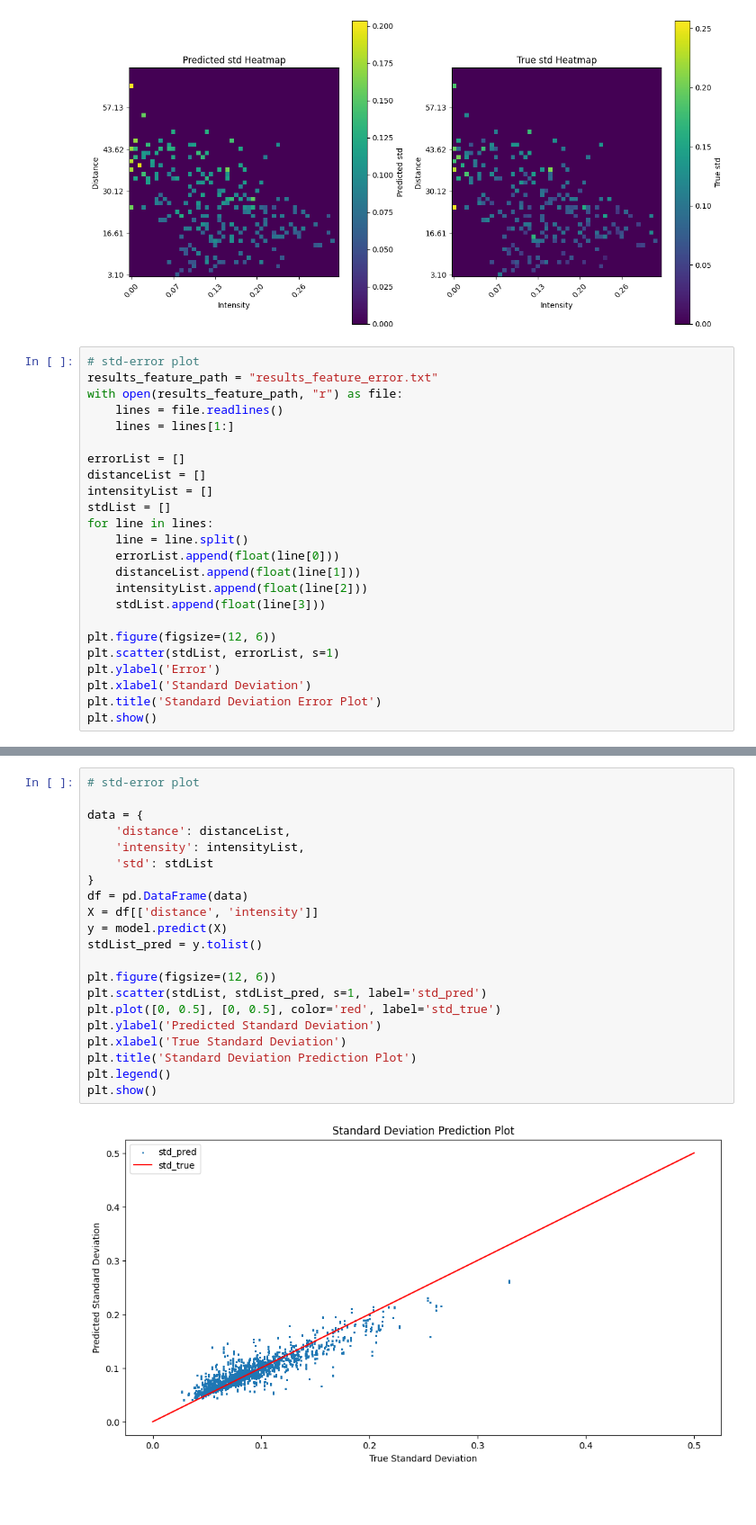
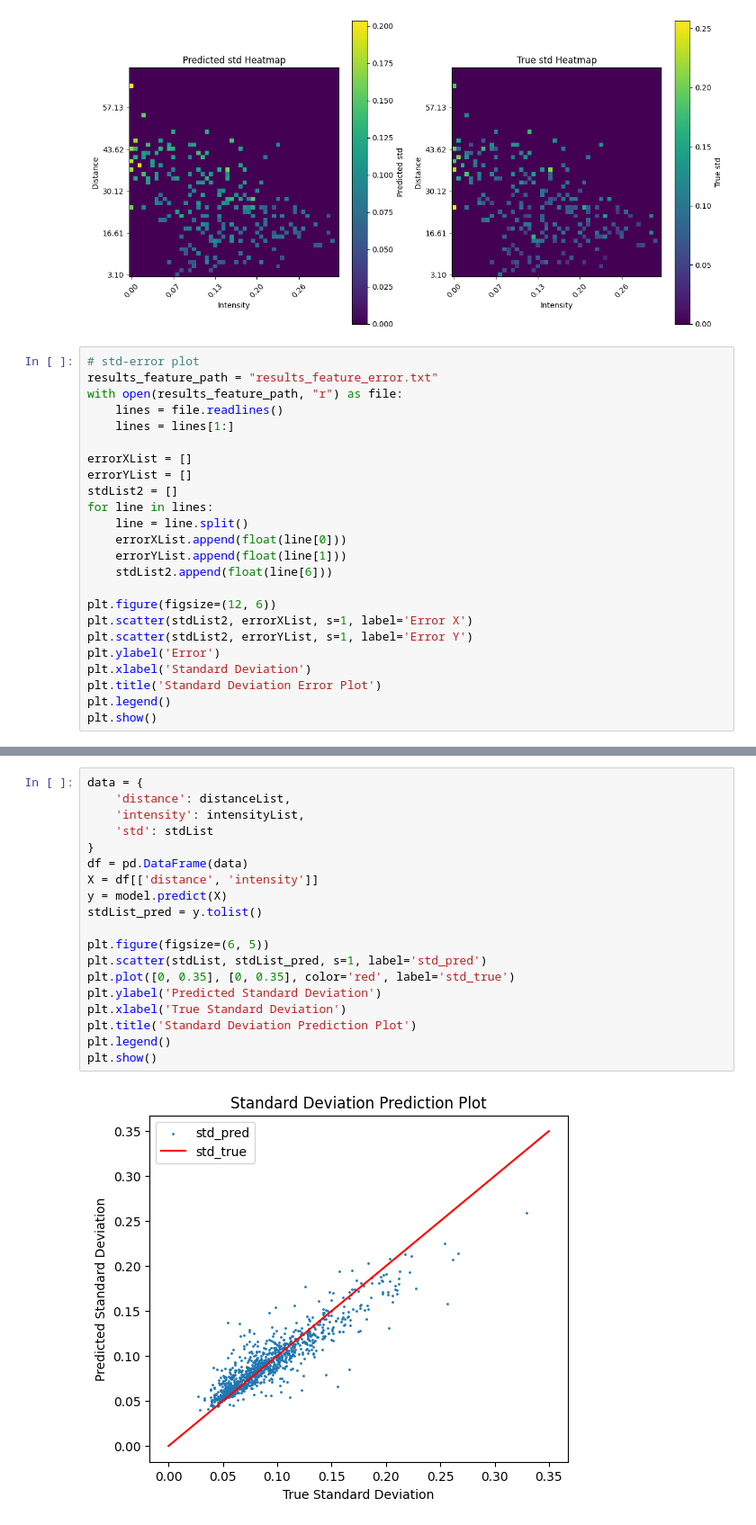
Before and after one commit to yang-jiaye/PCDetErrorModel, a Jupyter notebook: errorDTModel.ipynb, the cells around one changed output, grey strips where cells are left out. Shown at 90% size. Cells and saved outputs as stored; diff of their text form; blank space fills up the shorter version.

```diff
--- a/errorDTModel.ipynb
+++ b/errorDTModel.ipynb
@@ -122,21 +122,21 @@ with open(results_feature_path, "r") as file:
     lines = file.readlines()
     lines = lines[1:]
 
-errorList = []
-distanceList = []
-intensityList = []
-stdList = []
+errorXList = []
+errorYList = []
+stdList2 = []
 for line in lines:
     line = line.split()
-    errorList.append(float(line[0]))
-    distanceList.append(float(line[1]))
-    intensityList.append(float(line[2]))
-    stdList.append(float(line[3]))
+    errorXList.append(float(line[0]))
+    errorYList.append(float(line[1]))
+    stdList2.append(float(line[6]))
 
 plt.figure(figsize=(12, 6))
-plt.scatter(stdList, errorList, s=1)
+plt.scatter(stdList2, errorXList, s=1, label='Error X')
+plt.scatter(stdList2, errorYList, s=1, label='Error Y')
 plt.ylabel('Error')
 plt.xlabel('Standard Deviation')
 plt.title('Standard Deviation Error Plot')
+plt.legend()
 plt.show()
 # %% [output]
@@ -144,23 +144,21 @@ plt.show()
 # %%
-# std-error plot
-
 data = {
     'distance': distanceList,
     'intensity': intensityList,
     'std': stdList
 }
 df = pd.DataFrame(data)
 X = df[['distance', 'intensity']]
 y = model.predict(X)
 stdList_pred = y.tolist()
 
-plt.figure(figsize=(12, 6))
+plt.figure(figsize=(6, 5))
 plt.scatter(stdList, stdList_pred, s=1, label='std_pred')
-plt.plot([0, 0.5], [0, 0.5], color='red', label='std_true')
+plt.plot([0, 0.35], [0, 0.35], color='red', label='std_true')
 plt.ylabel('Predicted Standard Deviation')
 plt.xlabel('True Standard Deviation')
 plt.title('Standard Deviation Prediction Plot')
 plt.legend()
 plt.show()
 # %% [output]
-[figure, old version]
+[figure, new version]
```
Also changed, not shown: parts of 2 cells of this notebook, 4 other files.
